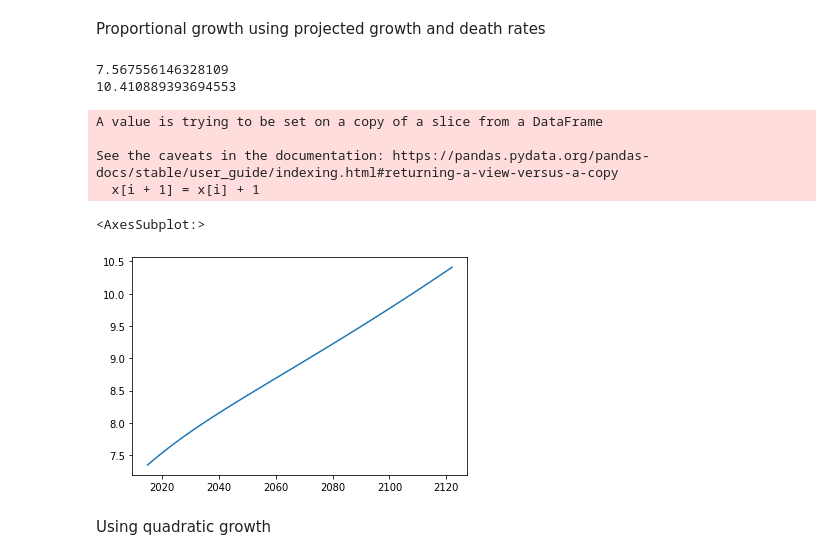
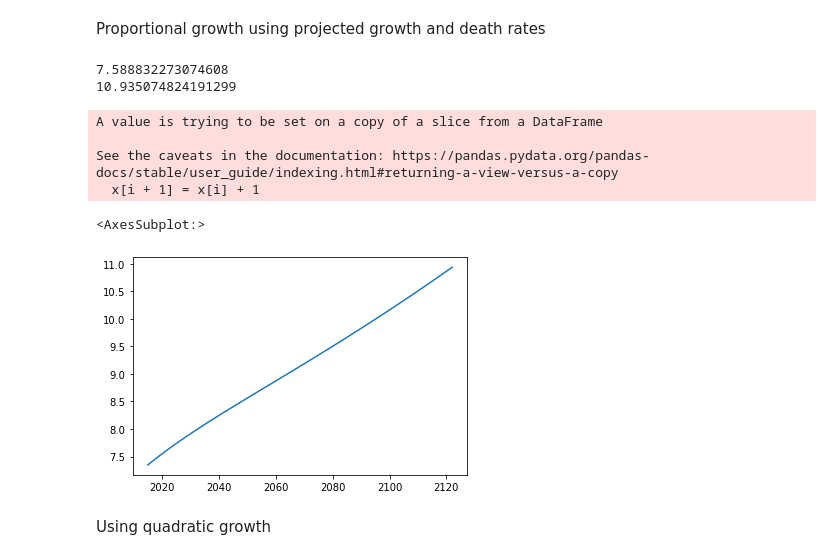
Before and after one commit to sltimmins/they-dont-keep-me-here-cause-Im-gorgeous-they-keep-me-here-cause-Im-smart, a Jupyter notebook: model.ipynb, the cells around one changed output. Drawn from its saved outputs; the diff is of its cells as text; code cells hidden in the pictures.

```diff
--- a/model.ipynb
+++ b/model.ipynb
@@ -66,41 +66,41 @@ while x[i] != 2122:
     i = i + 1
 
 br = sigmoid(x, *poptBR)
-dr = sigmoid(x, *poptDR) * 1.75
+dr = sigmoid(x, *poptDR) * 1.69
 
 def projectBirthsOrDeaths(year):
     plt.scatter(x, yBR)
     fit = np.polyfit(x, np.log(yBR), 1)
     slope = np.exp(fit[0])
     const = np.exp(fit[1])
     estimateBR = (slope ** year) * const
 
     plt.scatter(x, yDR)
     fit = np.polyfit(x, np.log(yDR), 1)
     slope = np.exp(fit[0])
     const = np.exp(fit[1])
     estimateDR = (slope ** year) * const
 
     return estimateBR, estimateDR
 
 results = {}
 results[t1] = p1
 for t in range(t1, 2122):
     results[t + 1] = results[t] + (results[t] * (br[t - 1950] - dr[t - 1950]))
 
 s = pd.Series(results, name="Population")
 print(results[2021])
 print(results[2122])
 s.plot()
 # %% [output]
-7.567556146328109
-10.410889393694553
+7.588832273074608
+10.935074824191299
 A value is trying to be set on a copy of a slice from a DataFrame
 
 See the caveats in the documentation: https://pandas.pydata.org/pandas-docs/stable/user_guide/indexing.html#returning-a-view-versus-a-copy
   x[i + 1] = x[i] + 1
 <AxesSubplot:>
-[figure, old version]
+[figure, new version]
 # %% [markdown]
 Using quadratic growth
 # %%
```
